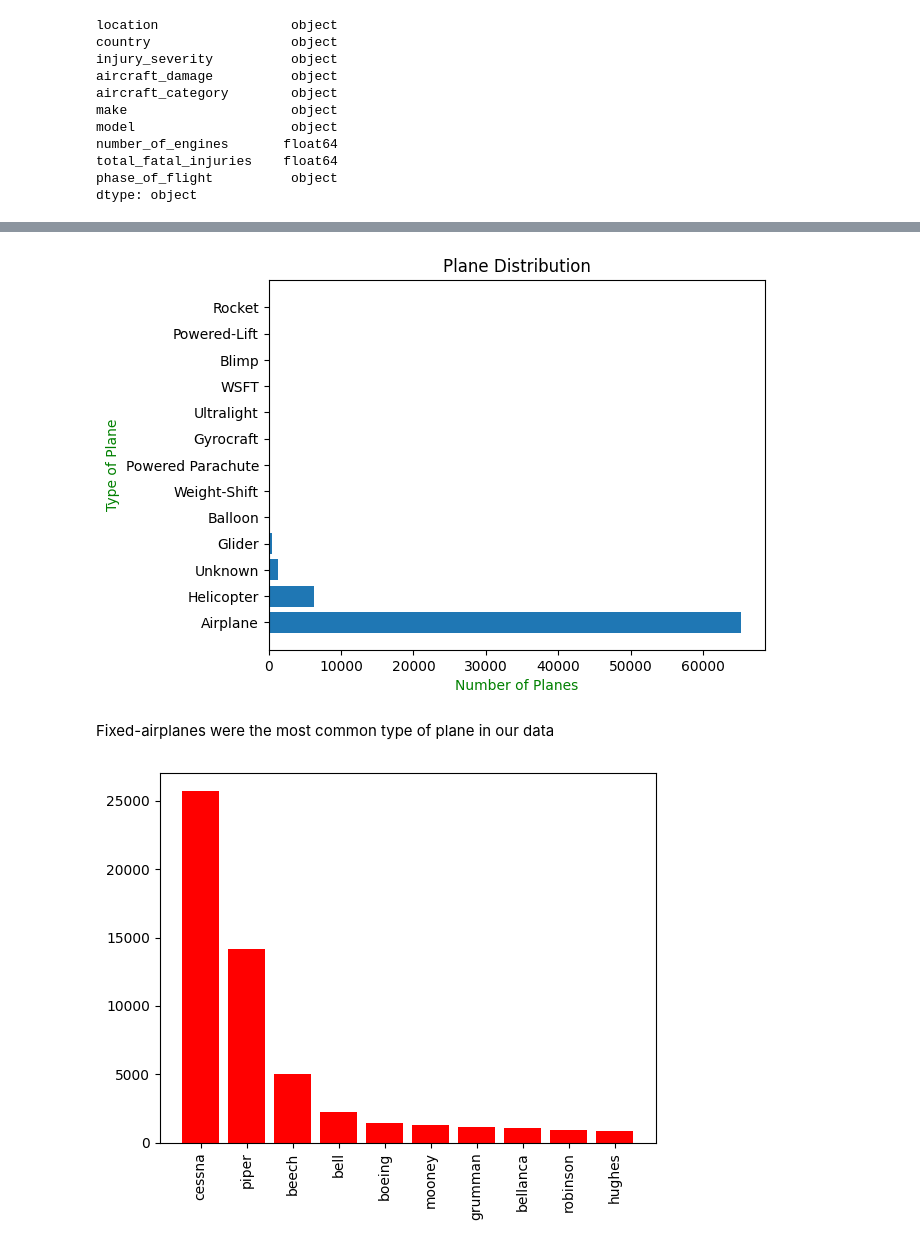
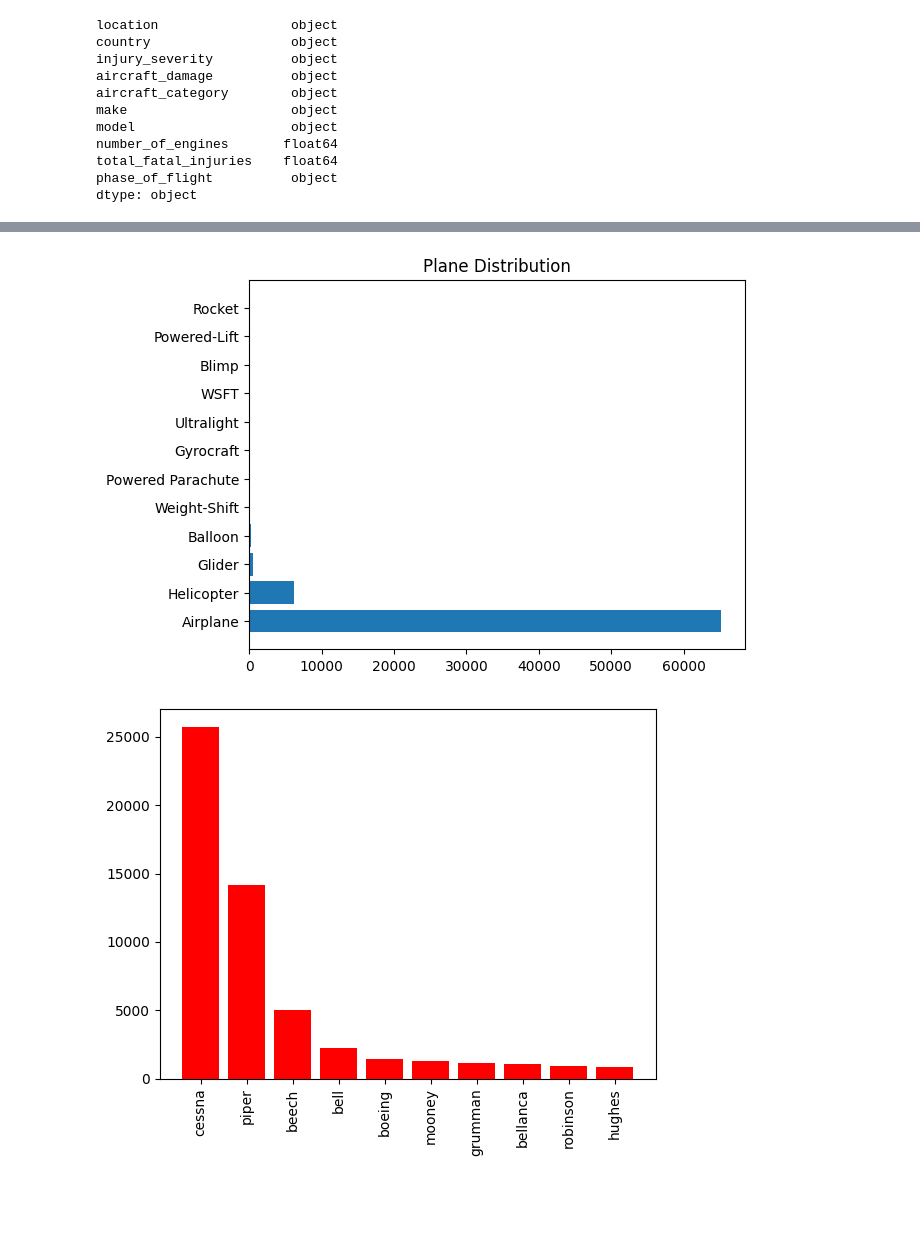
Before and after one commit to davidmasai/End_of_phase1_project, a Jupyter notebook: technical_presentation/end_of_phase1_technical_presentation.ipynb, the cells around one changed output, grey strips where cells are left out. Saved outputs shown, nothing was run; the diff lists cells and outputs as text; code cells hidden in the pictures; blank space fills up the shorter version.

```diff
--- a/technical_presentation/end_of_phase1_technical_presentation.ipynb
+++ b/technical_presentation/end_of_phase1_technical_presentation.ipynb
@@ -577,6 +576,12 @@ print(df['aircraft_category'].value_counts())
 
 #impute using a fixed value the remaining planes
 df['aircraft_category'].fillna('Unknown',inplace=True)
+
+#drop all unknown values
+df.drop(df[df['aircraft_category'] == 'Unknown'].index, inplace=True)
+
+#check
+df['aircraft_category'].unique()
 # %% [output]
 54061
 aircraft_category
@@ -661,9 +670,8 @@ df.loc[(df['number_of_engines'].isna()) & (df['make'].isin(one_engine_aircraft)
 df.loc[(df['number_of_engines'].isna()) & (df['model'].isin(two_engines)) | df['make'].isin(two_engines_brand), 'number_of_engines'] = 2.0
 df.loc[(df['number_of_engines'].isna()) & (df['model'].isin(four_engines)), 'number_of_engines'] = 4.0
 
-
-#imput the remaining with the mean
-df['number_of_engines'].fillna(df['number_of_engines'].mean(),inplace=True)
+#dropping the remaining Null values
+df['number_of_engines'].dropna(inplace=True)
 
 #check
 print(df['number_of_engines'].isna().sum())
@@ -816,18 +831,16 @@ dtype: object
 # %%
 #analyzing the distribution of type of planes in our dataset
 plane_types=df_eda['aircraft_category'].value_counts().index
 plane_counts=df_eda['aircraft_category'].value_counts()
 
 #visualizing this data
 plt.barh(plane_types,plane_counts)
 plt.title('Plane Distribution')
-plt.xlabel('Number of Planes',color='g')
-plt.ylabel('Type of Plane',color='g')
+# plt.xlabel('Number of Planes',color='g')
+# plt.ylabel('Type of Plane',color='g')
 plt.show()
 # %% [output]
-[figure, old version]
+[figure, new version]
-# %% [markdown]
-Fixed-airplanes were the most common type of plane in our data
 # %%
 #check the distribution of plane brands (make column)
 #Analyzing aircraft make and model, #Analyzing aircraft make and model, most common plane makeand model
```
Also changed, not shown: parts of 36 cells of this notebook, 1 other file.
